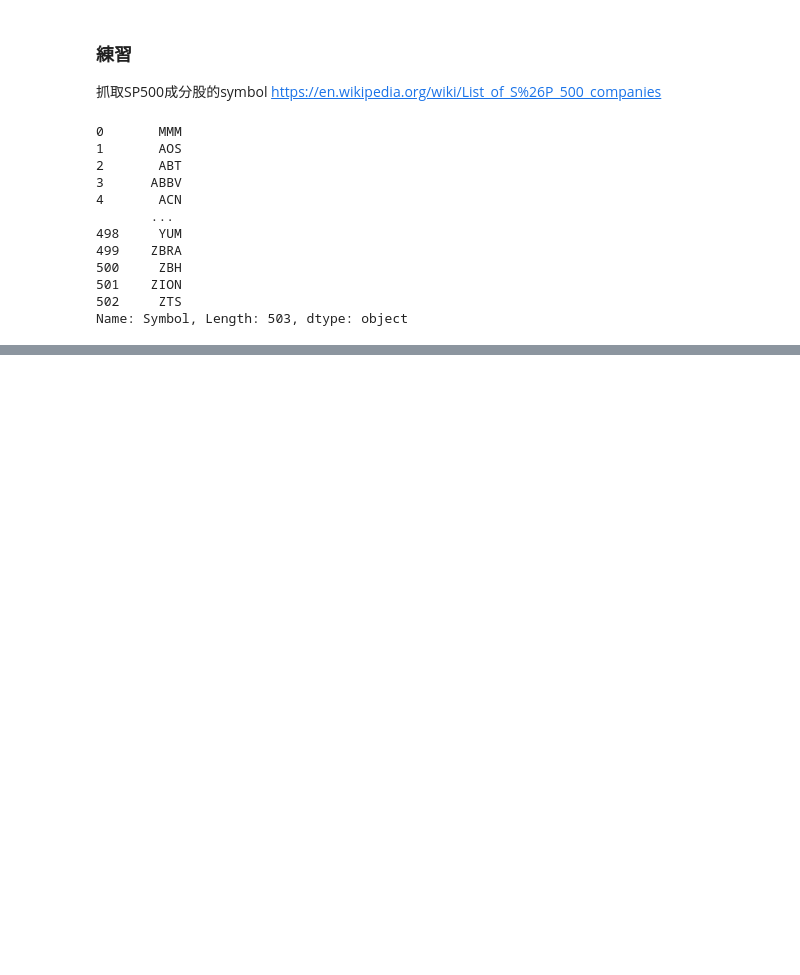
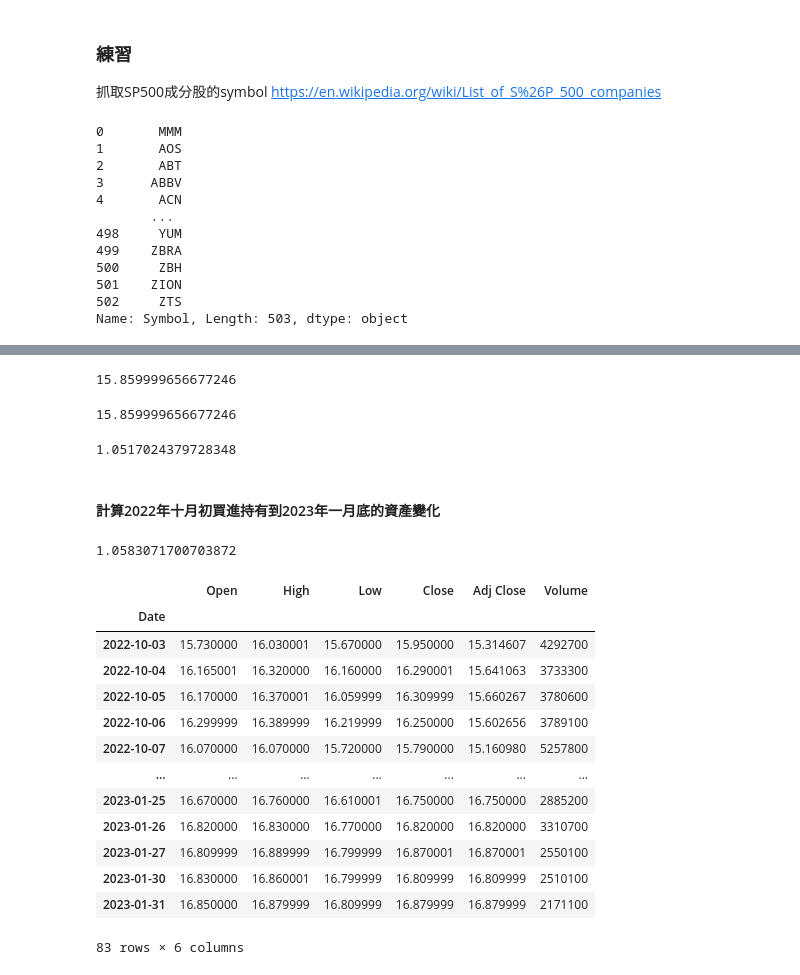
Before and after one commit to JYRUS19/20230205-Python, a Jupyter notebook: 20230219.ipynb, the cells around one changed output, grey strips where cells are left out. Cells and saved outputs as stored; diff of their text form; code cells hidden in the pictures; blank space fills up the shorter version.

```diff
--- a/20230219.ipynb
+++ b/20230219.ipynb
@@ -710,0 +814,36 @@ SP500 = pd.read_html(url)[0].Symbol
+# %%
+df['2023'].Close[0]
+# %% [output]
+15.859999656677246
+# %%
+df.loc['2023'].Close[0]
+# %% [output]
+15.859999656677246
+# %%
+# 如果在2023年初買入QYLD,報酬率會是多少?
+df.loc['2023'].Close[-1]/df.loc['2023'].Close[0]
+# %% [output]
+1.0517024379728348
+# %% [markdown]
+#### 計算2022年十月初買進持有到2023年一月底的資產變化
+# %%
+df.loc['2022-10':'2023-01'].Close[-1]/df.loc['2022-10':'2023-01'].Close[0]
+# %% [output]
+1.0583071700703872
+# %%
+df.loc['2022-10':'2023-01']
+# %% [output]
+|  | Open | High | Low | Close | Adj Close | Volume |
+| Date |  |  |  |  |  |  |
+| 2022-10-03 | 15.730000 | 16.030001 | 15.670000 | 15.950000 | 15.314607 | 4292700 |
+| 2022-10-04 | 16.165001 | 16.320000 | 16.160000 | 16.290001 | 15.641063 | 3733300 |
+| 2022-10-05 | 16.170000 | 16.370001 | 16.059999 | 16.309999 | 15.660267 | 3780600 |
+| 2022-10-06 | 16.299999 | 16.389999 | 16.219999 | 16.250000 | 15.602656 | 3789100 |
+| 2022-10-07 | 16.070000 | 16.070000 | 15.720000 | 15.790000 | 15.160980 | 5257800 |
+| ... | ... | ... | ... | ... | ... | ... |
+| 2023-01-25 | 16.670000 | 16.760000 | 16.610001 | 16.750000 | 16.750000 | 2885200 |
+| 2023-01-26 | 16.820000 | 16.830000 | 16.770000 | 16.820000 | 16.820000 | 3310700 |
+| 2023-01-27 | 16.809999 | 16.889999 | 16.799999 | 16.870001 | 16.870001 | 2550100 |
+| 2023-01-30 | 16.830000 | 16.860001 | 16.799999 | 16.809999 | 16.809999 | 2510100 |
+| 2023-01-31 | 16.850000 | 16.879999 | 16.809999 | 16.879999 | 16.879999 | 2171100 |
+83 rows × 6 columns
```
Also changed, not shown: parts of 20 cells of this notebook.
